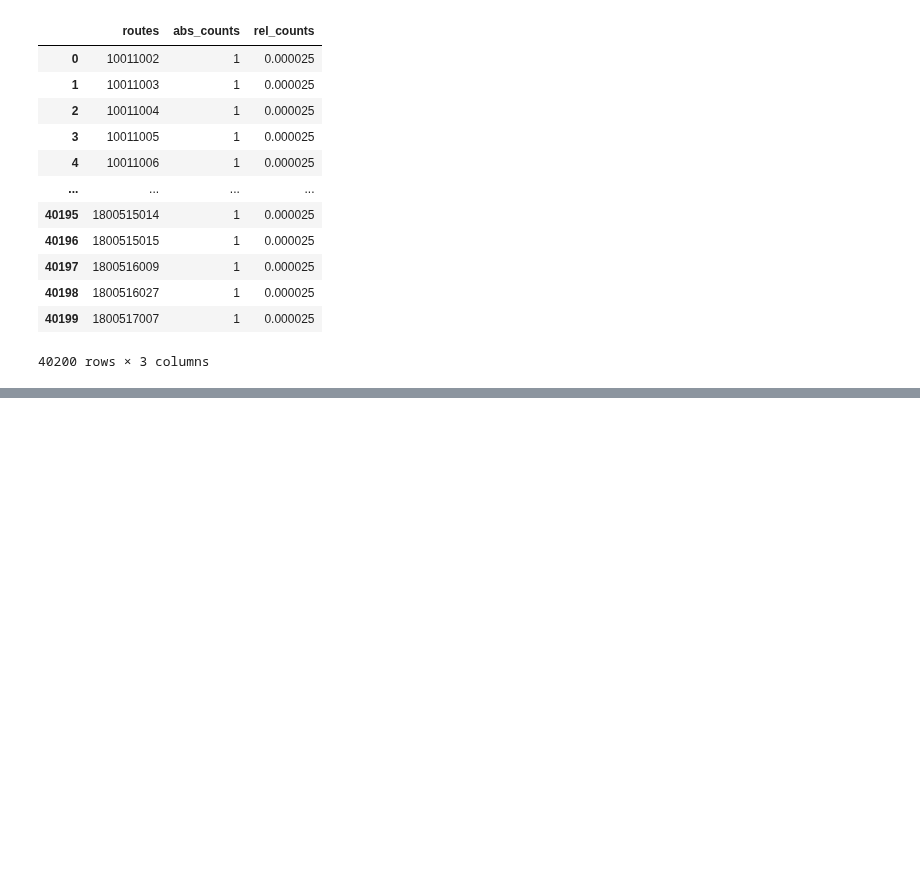
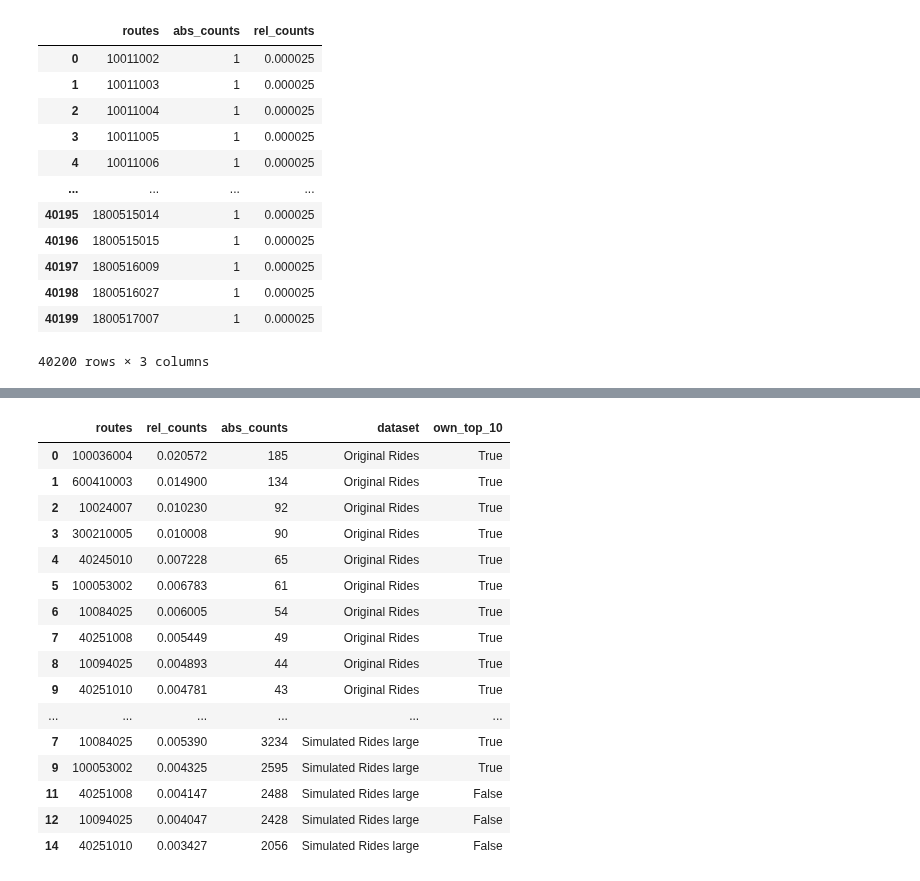
Before and after one commit to Lukas-Dierkes/vehicle-stream-team-project, a Jupyter notebook: vehicle_stream_pipeline/simulation_viz.ipynb, the cells around one changed output, grey strips where cells are left out. Cells and saved outputs as stored; diff of their text form; code cells hidden in the pictures; blank space fills up the shorter version.

```diff
--- a/vehicle_stream_pipeline/simulation_viz.ipynb
+++ b/vehicle_stream_pipeline/simulation_viz.ipynb
@@ -371,0 +442,21 @@ all_routes_df
+# %%
+top_df = pd.concat([top_df_value_counts_rides,top_df_sim_s,top_df_sim_l])
+top_df
+# %% [output]
+|  | routes | rel_counts | abs_counts | dataset | own_top_10 |
+| 0 | 100036004 | 0.020572 | 185 | Original Rides | True |
+| 1 | 600410003 | 0.014900 | 134 | Original Rides | True |
+| 2 | 10024007 | 0.010230 | 92 | Original Rides | True |
+| 3 | 300210005 | 0.010008 | 90 | Original Rides | True |
+| 4 | 40245010 | 0.007228 | 65 | Original Rides | True |
+| 5 | 100053002 | 0.006783 | 61 | Original Rides | True |
+| 6 | 10084025 | 0.006005 | 54 | Original Rides | True |
+| 7 | 40251008 | 0.005449 | 49 | Original Rides | True |
+| 8 | 10094025 | 0.004893 | 44 | Original Rides | True |
+| 9 | 40251010 | 0.004781 | 43 | Original Rides | True |
+| ... | ... | ... | ... | ... | ... |
+| 7 | 10084025 | 0.005390 | 3234 | Simulated Rides large | True |
+| 9 | 100053002 | 0.004325 | 2595 | Simulated Rides large | True |
+| 11 | 40251008 | 0.004147 | 2488 | Simulated Rides large | False |
+| 12 | 10094025 | 0.004047 | 2428 | Simulated Rides large | False |
+| 14 | 40251010 | 0.003427 | 2056 | Simulated Rides large | False |
```
Also changed, not shown: parts of 7 cells of this notebook.
